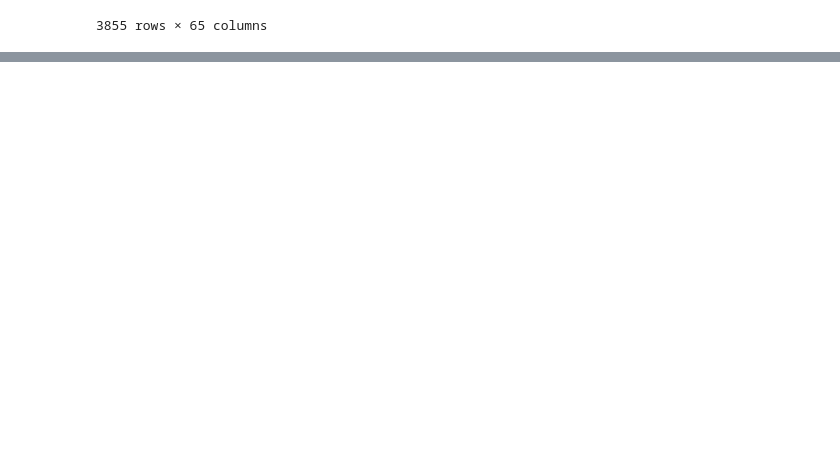
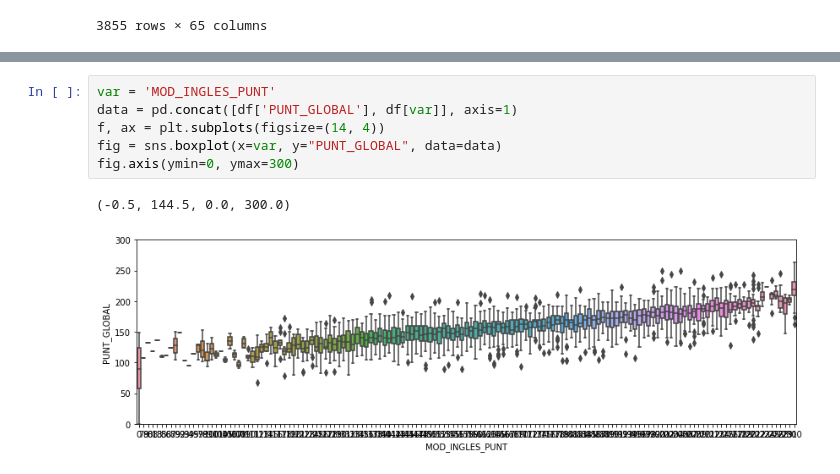
Before and after one commit to mateo20-bot/Proyecto_V, a Jupyter notebook: PROYECTO_7.ipynb, the cells around one changed output, grey strips where cells are left out. Cells and saved outputs as stored; diff of their text form; blank space fills up the shorter version.

```diff
--- a/PROYECTO_7.ipynb
+++ b/PROYECTO_7.ipynb
@@ -63,0 +143,9 @@ df
+# %%
+var = 'MOD_INGLES_PUNT'
+data = pd.concat([df['PUNT_GLOBAL'], df[var]], axis=1)
+f, ax = plt.subplots(figsize=(14, 4))
+fig = sns.boxplot(x=var, y="PUNT_GLOBAL", data=data)
+fig.axis(ymin=0, ymax=300)
+# %% [output]
+(-0.5, 144.5, 0.0, 300.0)
+[figure, added]
```
Also changed, not shown: parts of 17 cells of this notebook.
